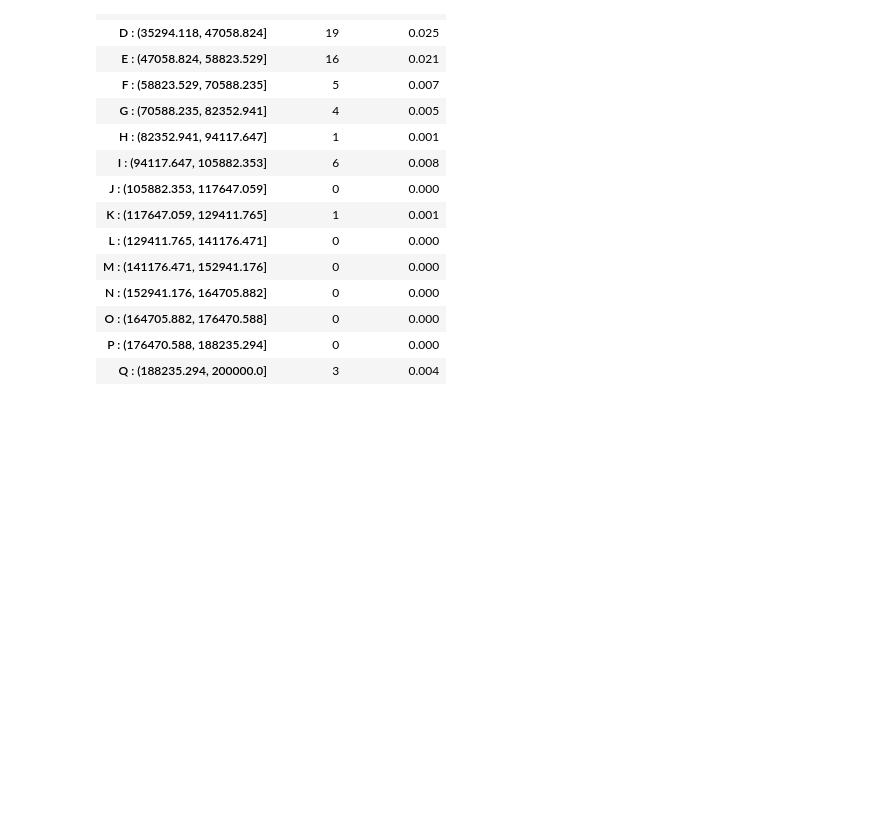
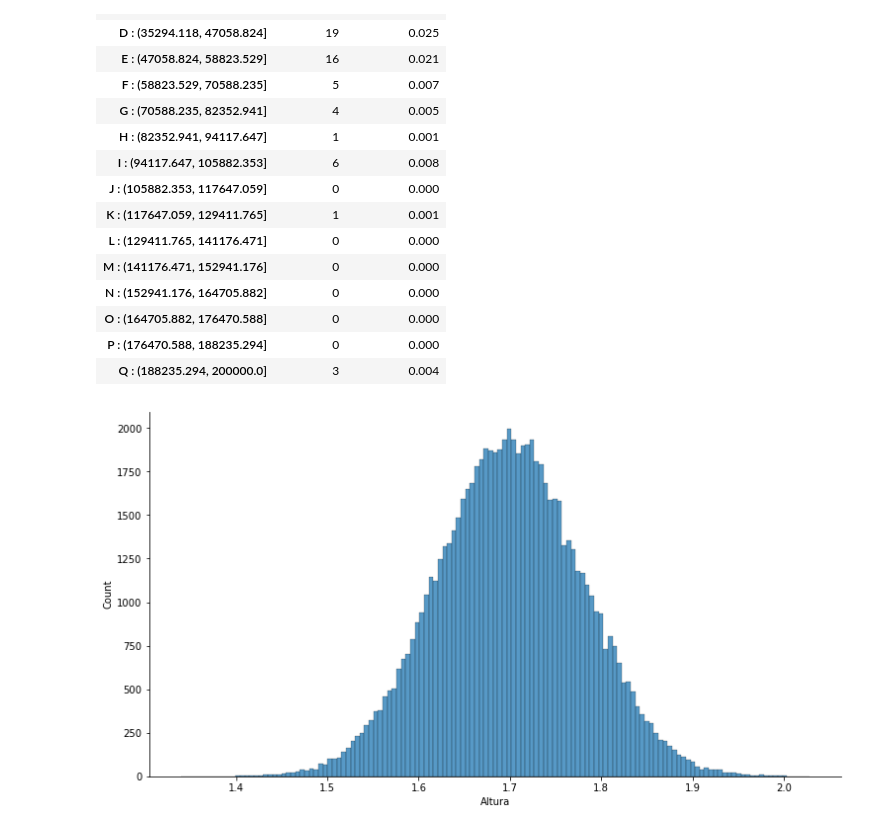
Before and after one commit to MikalROn/estatistica, a Jupyter notebook: estatistica.ipynb, the cells around one changed output. Cells and saved outputs as stored; diff of their text form; code cells hidden in the pictures; blank space fills up the shorter version.

```diff
--- a/estatistica.ipynb
+++ b/estatistica.ipynb
@@ -219,0 +226,7 @@ dist_frequencia_porcentagem_amplitude_fixa
+# %%
+ax = sns.displot(dados.Altura)
+ax.figure.set_size_inches(12,6)
+ax.set_titles('Distribuição de frequencias')
+ax = ax
+# %% [output]
+[figure, added]
```
Also changed, not shown: parts of 4 cells of this notebook.
